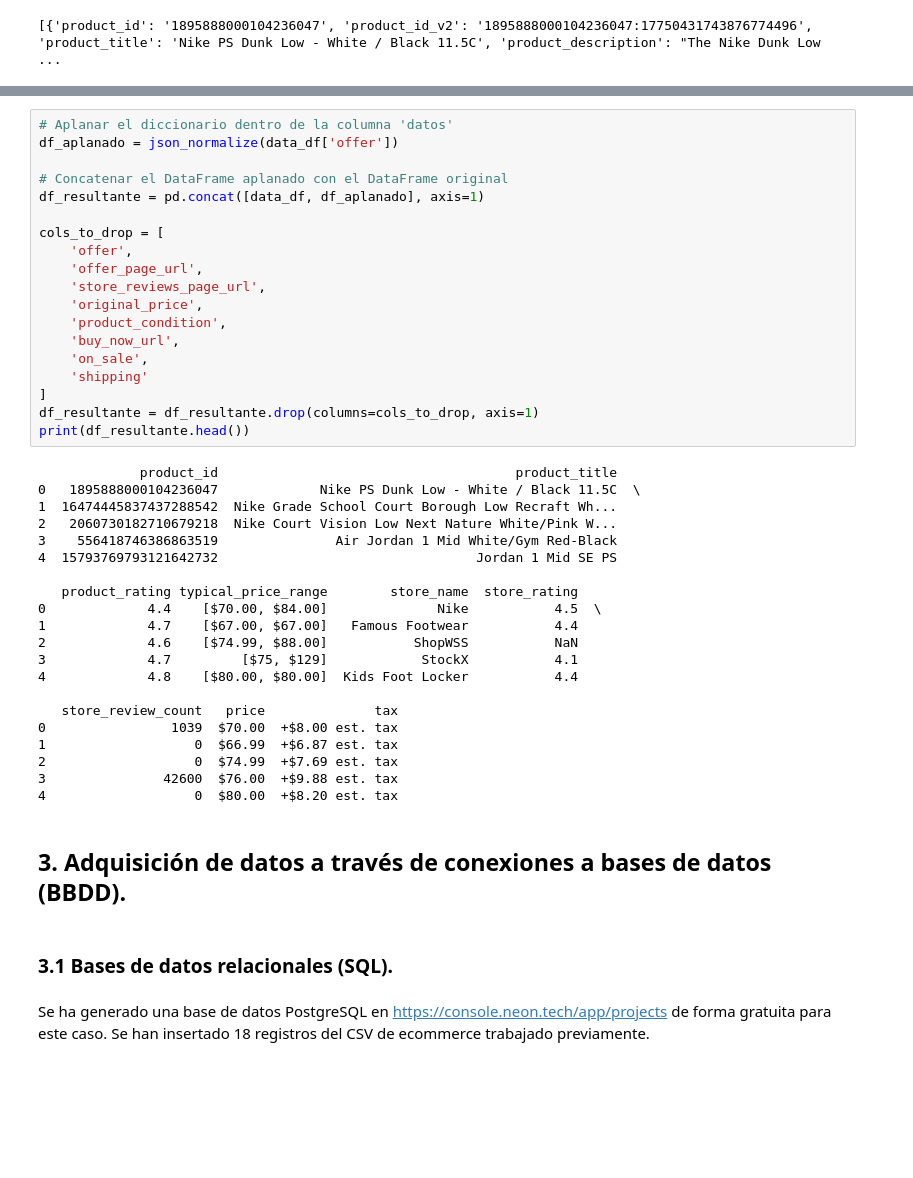
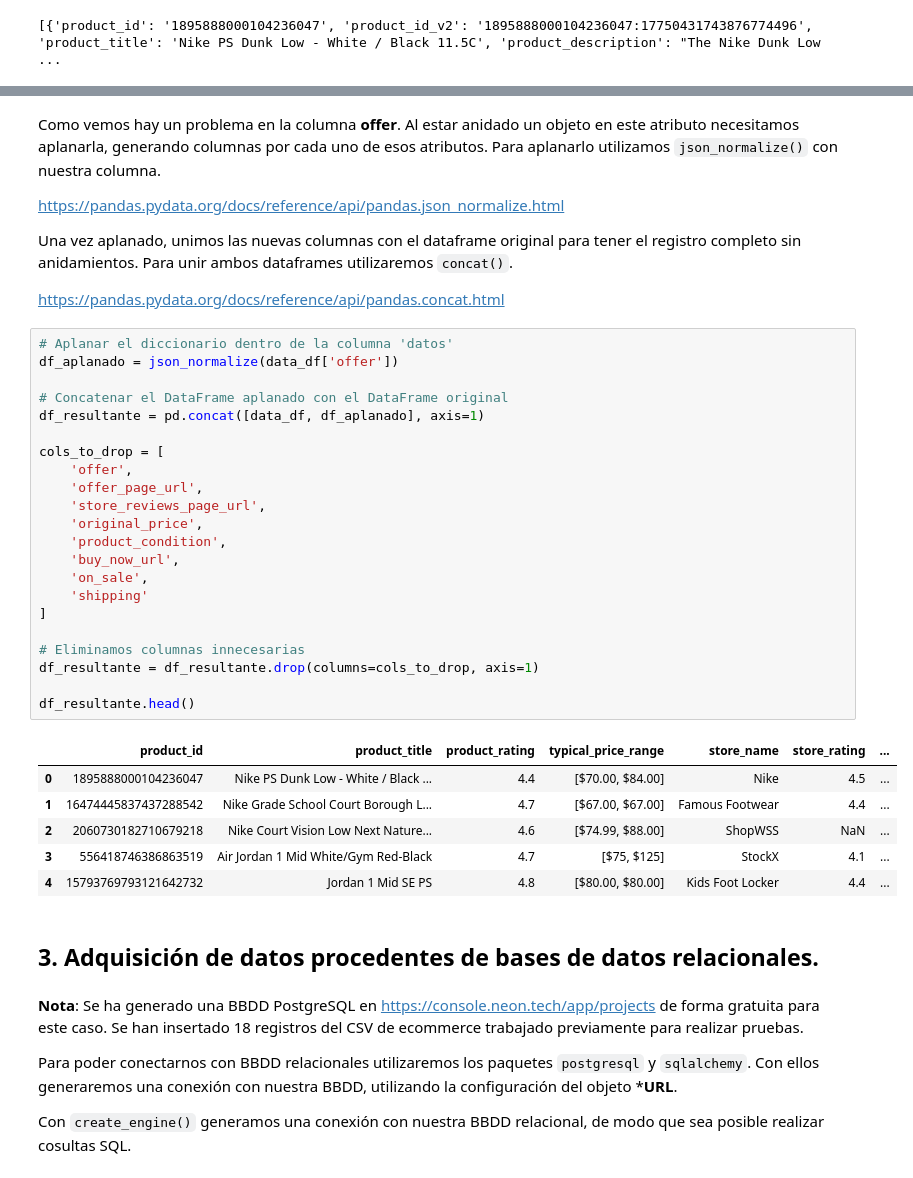
Before and after one commit to ismaelcazalilla/acceso_limpieza_datos, a Jupyter notebook: notebooks/adquisicion.ipynb, the cells around one changed output, grey strips where cells are left out. Drawn from its saved outputs; the diff is of its cells as text; blank space fills up the shorter version.

````diff
--- a/notebooks/adquisicion.ipynb
+++ b/notebooks/adquisicion.ipynb
@@ -182,47 +151,46 @@ print(data_df.head())
+# %% [markdown]
+Como vemos hay un problema en la columna **offer**. Al estar anidado un objeto en este atributo necesitamos aplanarla, generando columnas por cada uno de esos atributos. Para aplanarlo utilizamos ```json_normalize()``` con nuestra columna.
+
+https://pandas.pydata.org/docs/reference/api/pandas.json_normalize.html
+
+Una vez aplanado, unimos las nuevas columnas con el dataframe original para tener el registro completo sin anidamientos. Para unir ambos dataframes utilizaremos ```concat()```.
+
+https://pandas.pydata.org/docs/reference/api/pandas.concat.html
 # %%
 # Aplanar el diccionario dentro de la columna 'datos'
 df_aplanado = json_normalize(data_df['offer'])
 
 # Concatenar el DataFrame aplanado con el DataFrame original
 df_resultante = pd.concat([data_df, df_aplanado], axis=1)
 
 cols_to_drop = [
     'offer',
     'offer_page_url',
     'store_reviews_page_url',
     'original_price',
     'product_condition',
     'buy_now_url',
     'on_sale',
     'shipping'
 ]
+
+# Eliminamos columnas innecesarias
 df_resultante = df_resultante.drop(columns=cols_to_drop, axis=1)
-print(df_resultante.head())
+
+df_resultante.head()
 # %% [output]
-             product_id                                      product_title
-0   1895888000104236047             Nike PS Dunk Low - White / Black 11.5C  \
-1  16474445837437288542  Nike Grade School Court Borough Low Recraft Wh...
-2   2060730182710679218  Nike Court Vision Low Next Nature White/Pink W...
-3    556418746386863519               Air Jordan 1 Mid White/Gym Red-Black
-4  15793769793121642732                                 Jordan 1 Mid SE PS
-
-   product_rating typical_price_range        store_name  store_rating
-0             4.4    [$70.00, $84.00]              Nike           4.5  \
-1             4.7    [$67.00, $67.00]   Famous Footwear           4.4
-2             4.6    [$74.99, $88.00]           ShopWSS           NaN
-3             4.7         [$75, $129]            StockX           4.1
-4             4.8    [$80.00, $80.00]  Kids Foot Locker           4.4
-
-   store_review_count   price              tax
-0                1039  $70.00  +$8.00 est. tax
-1                   0  $66.99  +$6.87 est. tax
-2                   0  $74.99  +$7.69 est. tax
-3               42600  $76.00  +$9.88 est. tax
-4                   0  $80.00  +$8.20 est. tax
+|  | product_id | product_title | product_rating | typical_price_range | store_name | store_rating | ... |
+| 0 | 1895888000104236047 | Nike PS Dunk Low - White / Black ... | 4.4 | [$70.00, $84.00] | Nike | 4.5 | ... |
+| 1 | 16474445837437288542 | Nike Grade School Court Borough L... | 4.7 | [$67.00, $67.00] | Famous Footwear | 4.4 | ... |
+| 2 | 2060730182710679218 | Nike Court Vision Low Next Nature... | 4.6 | [$74.99, $88.00] | ShopWSS | NaN | ... |
+| 3 | 556418746386863519 | Air Jordan 1 Mid White/Gym Red-Black | 4.7 | [$75, $125] | StockX | 4.1 | ... |
+| 4 | 15793769793121642732 | Jordan 1 Mid SE PS | 4.8 | [$80.00, $80.00] | Kids Foot Locker | 4.4 | ... |
 # %% [markdown]
-## 3. Adquisición de datos a través de conexiones a bases de datos (BBDD).
+## 3. Adquisición de datos procedentes de bases de datos relacionales.
-# %% [markdown]
-### 3.1 Bases de datos relacionales (SQL).
 # %% [markdown]
-Se ha generado una base de datos PostgreSQL en https://console.neon.tech/app/projects de forma gratuita para este caso. Se han insertado 18 registros del CSV de ecommerce trabajado previamente.
+**Nota**: Se ha generado una BBDD PostgreSQL en https://console.neon.tech/app/projects de forma gratuita para este caso. Se han insertado 18 registros del CSV de ecommerce trabajado previamente para realizar pruebas.
+
+Para poder conectarnos con BBDD relacionales utilizaremos los paquetes ```postgresql``` y ```sqlalchemy```. Con ellos generaremos una conexión con nuestra BBDD, utilizando la configuración del objeto ***URL**.
+
+Con ```create_engine()``` generamos una conexión con nuestra BBDD relacional, de modo que sea posible realizar cosultas SQL.
 # %%
````
Also changed, not shown: parts of 24 cells of this notebook.
